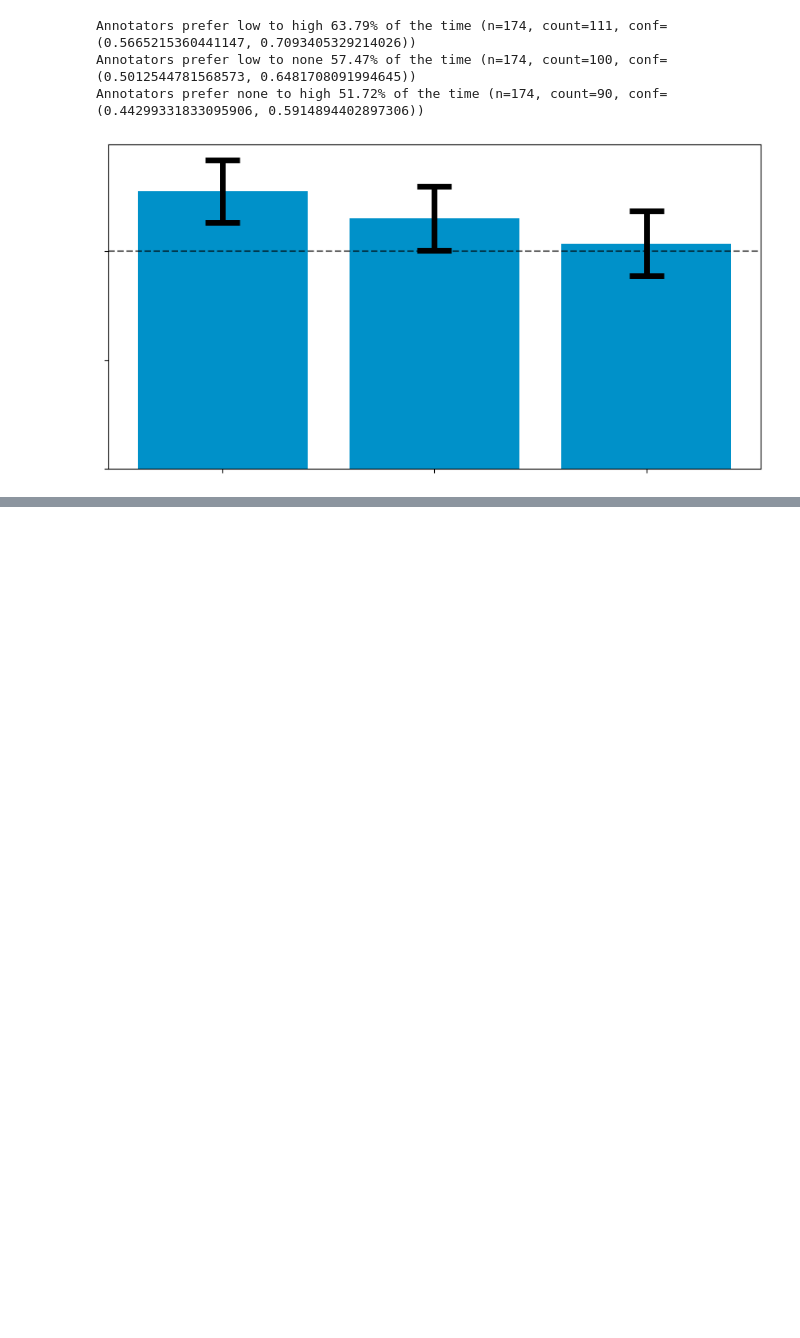
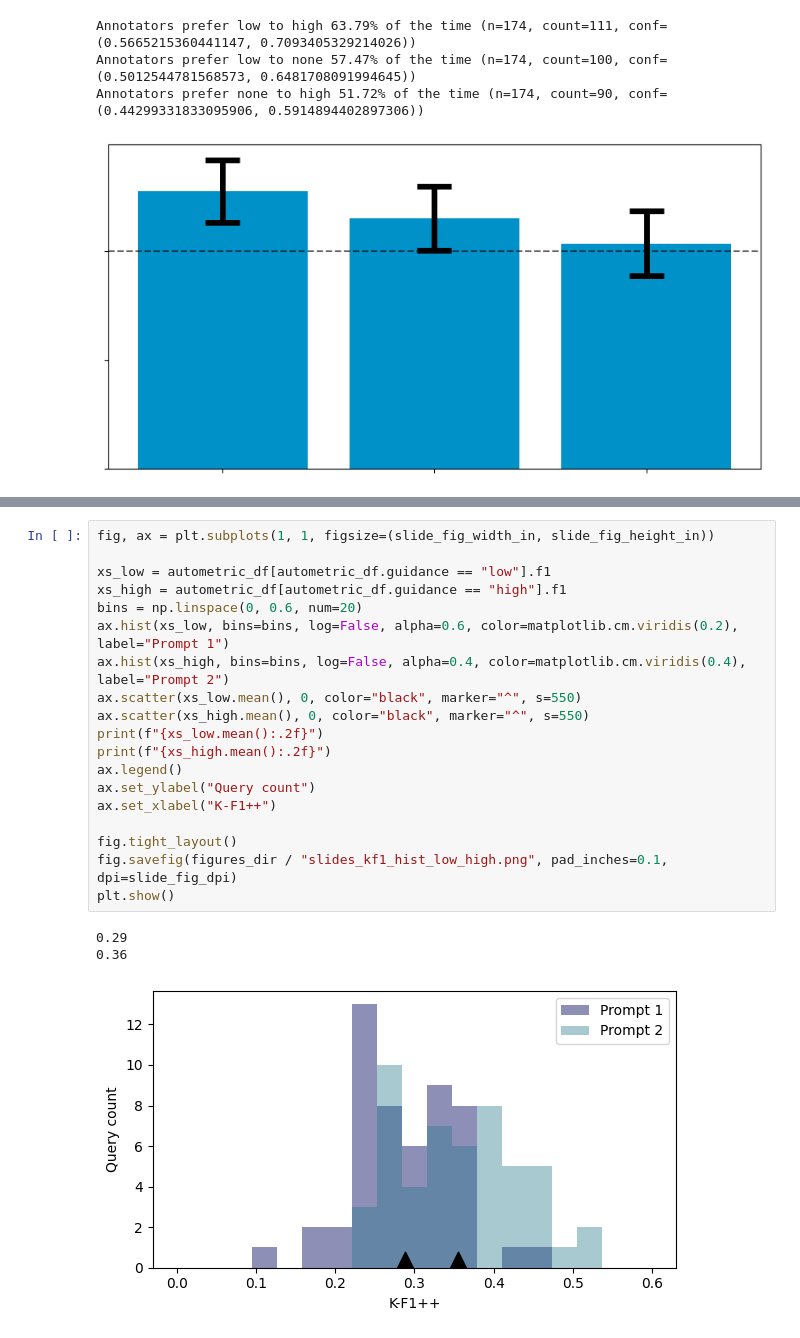
Before and after one commit to DigitalHarborFoundation/rag-for-math-qa, a Jupyter notebook: notebooks/SurveyDataAnalysis.ipynb, the cells around one changed output, grey strips where cells are left out. Saved outputs shown, nothing was run; the diff lists cells and outputs as text; blank space fills up the shorter version.

```diff
--- a/notebooks/SurveyDataAnalysis.ipynb
+++ b/notebooks/SurveyDataAnalysis.ipynb
@@ -2361,0 +2445,23 @@ Annotators prefer none to high 51.72% of the time (n=174, count=90, conf=(0.4429
+# %%
+fig, ax = plt.subplots(1, 1, figsize=(slide_fig_width_in, slide_fig_height_in))
+
+xs_low = autometric_df[autometric_df.guidance == "low"].f1
+xs_high = autometric_df[autometric_df.guidance == "high"].f1
+bins = np.linspace(0, 0.6, num=20)
+ax.hist(xs_low, bins=bins, log=False, alpha=0.6, color=matplotlib.cm.viridis(0.2), label="Prompt 1")
+ax.hist(xs_high, bins=bins, log=False, alpha=0.4, color=matplotlib.cm.viridis(0.4), label="Prompt 2")
+ax.scatter(xs_low.mean(), 0, color="black", marker="^", s=550)
+ax.scatter(xs_high.mean(), 0, color="black", marker="^", s=550)
+print(f"{xs_low.mean():.2f}")
+print(f"{xs_high.mean():.2f}")
+ax.legend()
+ax.set_ylabel("Query count")
+ax.set_xlabel("K-F1++")
+
+fig.tight_layout()
+fig.savefig(figures_dir / "slides_kf1_hist_low_high.png", pad_inches=0.1, dpi=slide_fig_dpi)
+plt.show()
+# %% [output]
+0.29
+0.36
+[figure, added]
```
Also changed, not shown: parts of 16 cells of this notebook, 5 other files.
